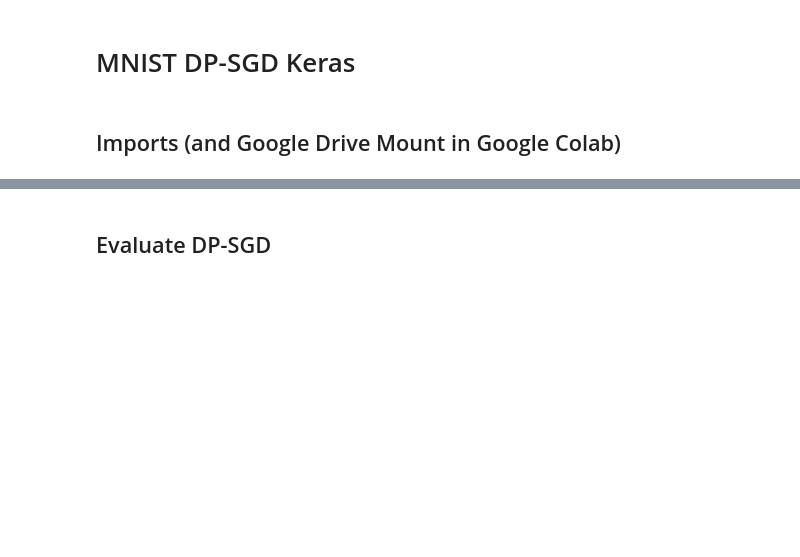
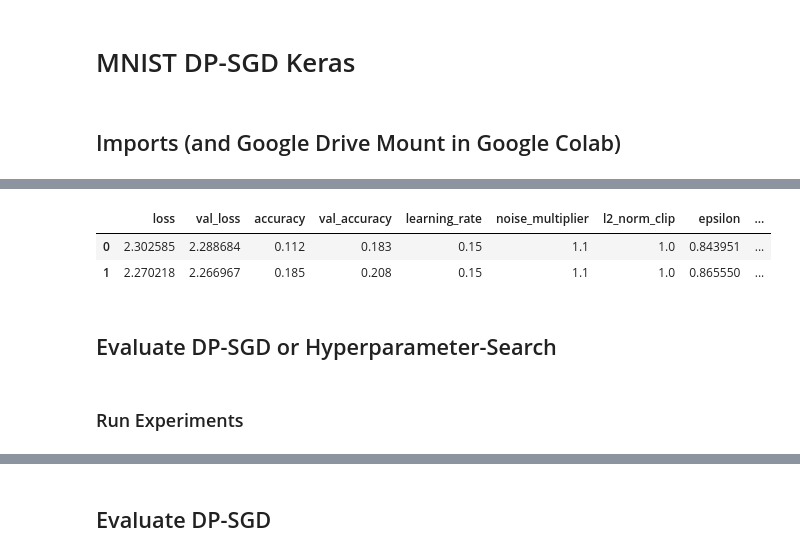
Before and after one commit to hallojs/my_ml_playground, a Jupyter notebook: mnist_dpsgd.ipynb, the cells around one changed output, grey strips where cells are left out. Saved outputs shown, nothing was run; the diff lists cells and outputs as text; code cells hidden in the pictures; blank space fills up the shorter version.

Commit message:
update
+ add data collection

```diff
--- a/mnist_dpsgd.ipynb
+++ b/mnist_dpsgd.ipynb
@@ -258,8 +286,8 @@ def train_model(train_data, train_labels, test_data, test_labels, dpsgd,
 
 # - TF Callbacks
 # * ModelCheckpoint does not work with TF-Privacy
-# * TensorBoard does not work with TF-Privacy, to get TensorBoard running in
-#   TF1.x use profile_batch=0 ()
+# * TensorBoard does not work as simple callback with TF-Privacy, to get
+#   TensorBoard running in TF1.x use profile_batch=0 ()
 
 # - Custom Callbacks
 import time
@@ -330,11 +358,14 @@ class EarlyStopping(tf.keras.callbacks.Callback):
 
 
 # TODO: Write custom callback for model checkpointing
-# TODO: Write custom callback for dynamic learning rate decay
+# TODO: Write custom callback that stopps training after x minutes
+# TODO: Write custom callback for (dynamic) learning rate decay
+# TODO: Write custom callback to adjust Hyperparameter during training
 
 # - Selected Callbacks
-# callbacks = [EarlyStopping(5), RunTimeHistory()]
-callbacks = [RunTimeHistory()]
+runtime_history = RunTimeHistory()
+early_stopping = EarlyStopping(5)
+callbacks = [runtime_history]
 
 # --- Hyperparamater
 dpsgd = True
@@ -354,7 +385,7 @@ verbose=1
 train_data, train_labels, test_data, test_labels = load_mnist()
 
 # Train the keras model and compute the used privacy budget.
-model, history = train_model(train_data[:10000], train_labels[:10000], test_data[:1000], test_labels[:1000], dpsgd,
+model, history = train_model(train_data[:1000], train_labels[:1000], test_data[:1000], test_labels[:1000], dpsgd,
                              learning_rate, noise_multiplier, l2_norm_clip,
                              minibatches, epochs, microbatches, callbacks)
 # %% [output]
@@ -403,0 +428,31 @@ epsilon_progression = compute_epsilon(noise_multipliers, minibatches,
+# %%
+import pandas as pd
+
+# If we use the DP-Optimizer the history object contains the loss value for
+# each minibatch in an epoch. To obtain the loss for the entire epoch, we
+# calculate the average of these values.
+loss = [np.mean(l) for l in history.history['loss']]
+val_loss = [np.mean(l) for l in history.history['val_loss']]
+
+learning_rates = epochs * [learning_rate]
+noise_multipliers = epochs * [noise_multiplier] if dpsgd else epochs * [np.nan]
+l2_norm_clips = epochs * [l2_norm_clip] if dpsgd else epochs * [np.nan]
+epsilon_progression = epsilon_progression if dpsgd else epochs * [np.nan]
+
+data = {'loss': loss,
+        'val_loss': val_loss,
+        'accuracy': history.history['acc'],
+        'val_accuracy': history.history['val_acc'],
+        'learning_rate': learning_rates,
+        'noise_multiplier': noise_multipliers,
+        'l2_norm_clip': l2_norm_clips,
+        'epsilon': epsilon_progression,
+        'runtime': runtime_history.times}
+
+data = pd.DataFrame(data)
+
+data
+# %% [output]
+|  | loss | val_loss | accuracy | val_accuracy | learning_rate | noise_multiplier | l2_norm_clip | epsilon | ... |
+| 0 | 2.302585 | 2.288684 | 0.112 | 0.183 | 0.15 | 1.1 | 1.0 | 0.843951 | ... |
+| 1 | 2.270218 | 2.266967 | 0.185 | 0.208 | 0.15 | 1.1 | 1.0 | 0.865550 | ... |
@@ -403,0 +477,4 @@ epsilon_progression = compute_epsilon(noise_multipliers, minibatches,
+# %% [markdown]
+## Evaluate DP-SGD or Hyperparameter-Search
+# %% [markdown]
+### Run Experiments
```
Also changed, not shown: parts of 20 cells of this notebook.
